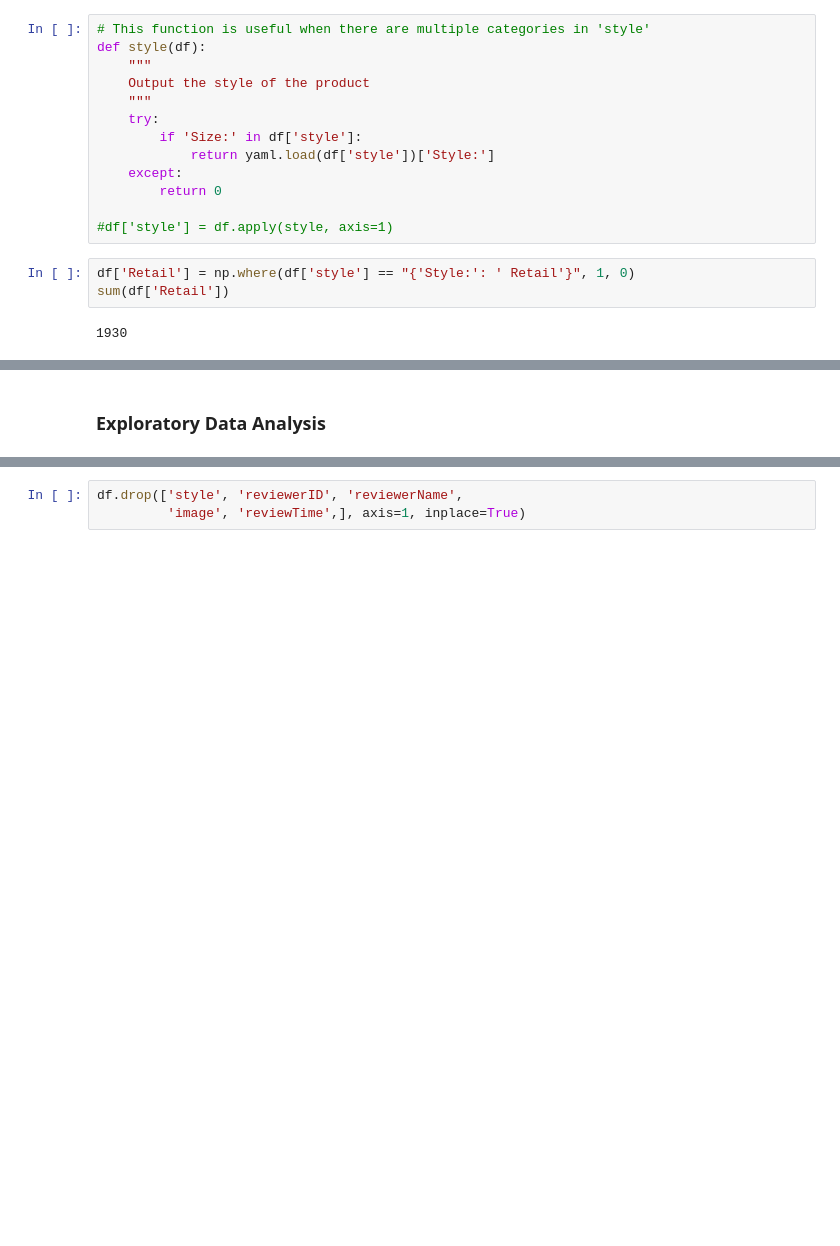
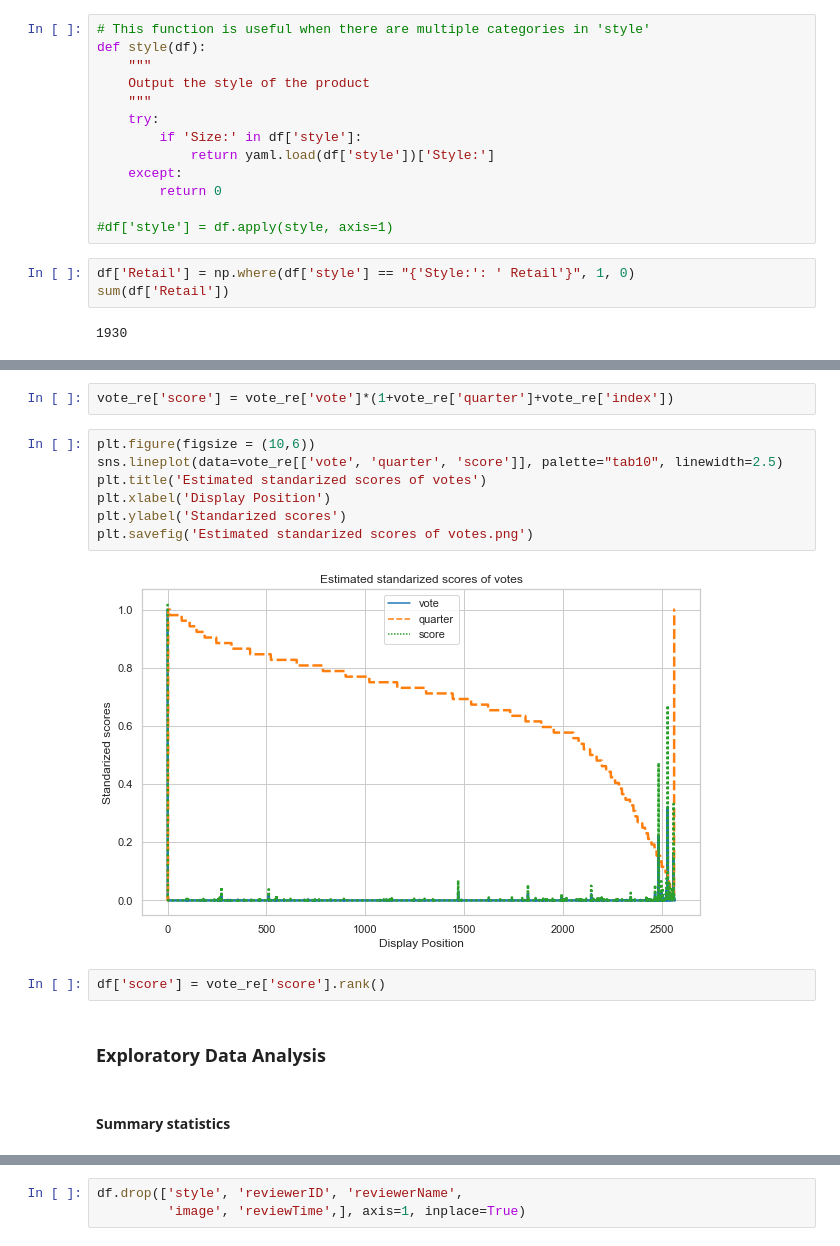
Before and after one commit to liu431/Thesis-Amazon-Review, a Jupyter notebook: data_mining_electronics.ipynb, the cells around one changed output, grey strips where cells are left out. Cells and saved outputs as stored; diff of their text form; blank space fills up the shorter version.

```diff
--- a/data_mining_electronics.ipynb
+++ b/data_mining_electronics.ipynb
@@ -559,2 +736,17 @@ sum(df['Retail'])
+# %%
+vote_re['score'] = vote_re['vote']*(1+vote_re['quarter']+vote_re['index'])
+# %%
+plt.figure(figsize = (10,6))
+sns.lineplot(data=vote_re[['vote', 'quarter', 'score']], palette="tab10", linewidth=2.5)
+plt.title('Estimated standarized scores of votes')
+plt.xlabel('Display Position')
+plt.ylabel('Standarized scores')
+plt.savefig('Estimated standarized scores of votes.png')
+# %% [output]
+[figure, added]
+# %%
+df['score'] = vote_re['score'].rank()
 # %% [markdown]
 ### Exploratory Data Analysis
+# %% [markdown]
+#### Summary statistics
```
Also changed, not shown: parts of 103 cells of this notebook, 1 other file.
